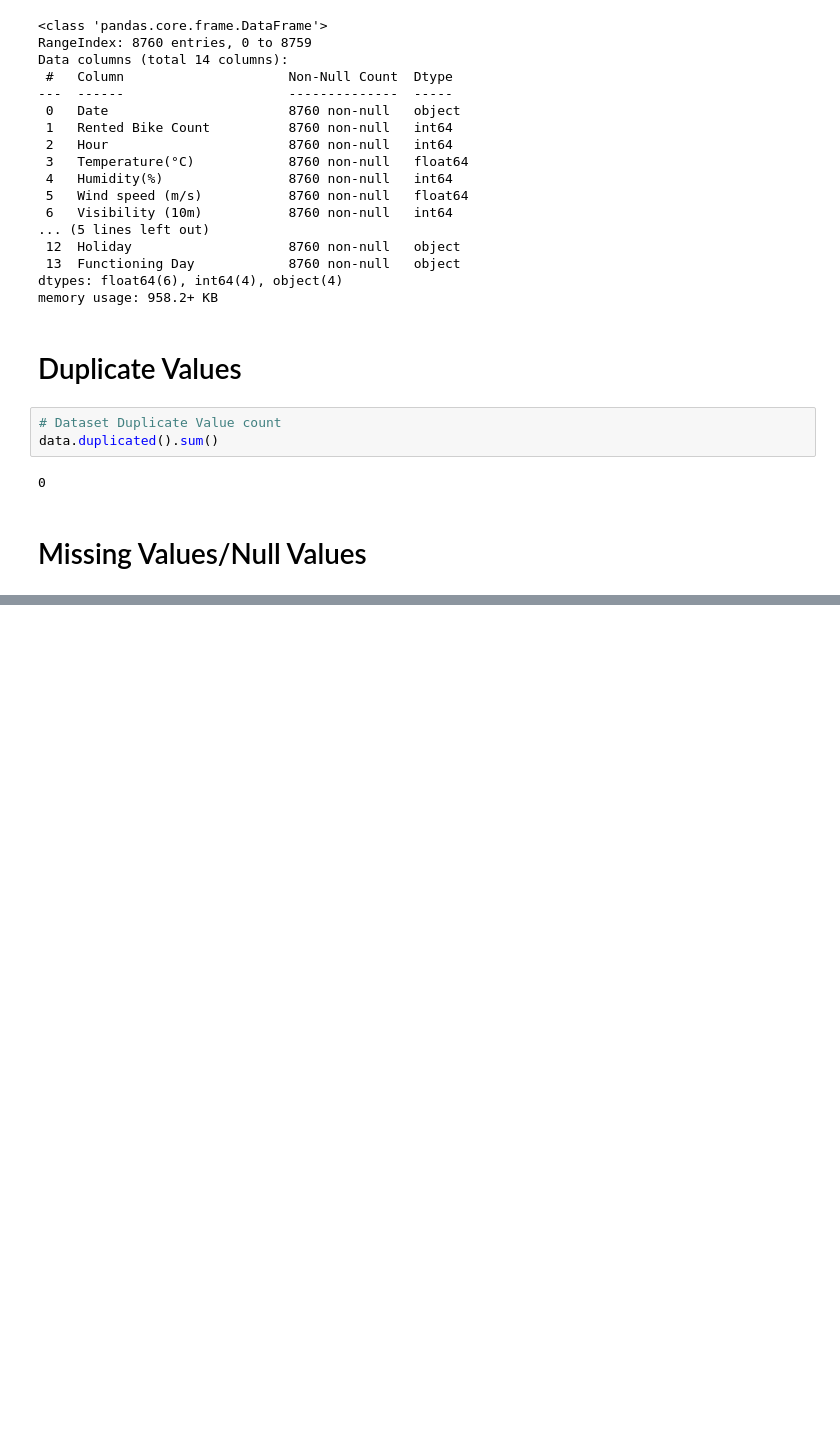
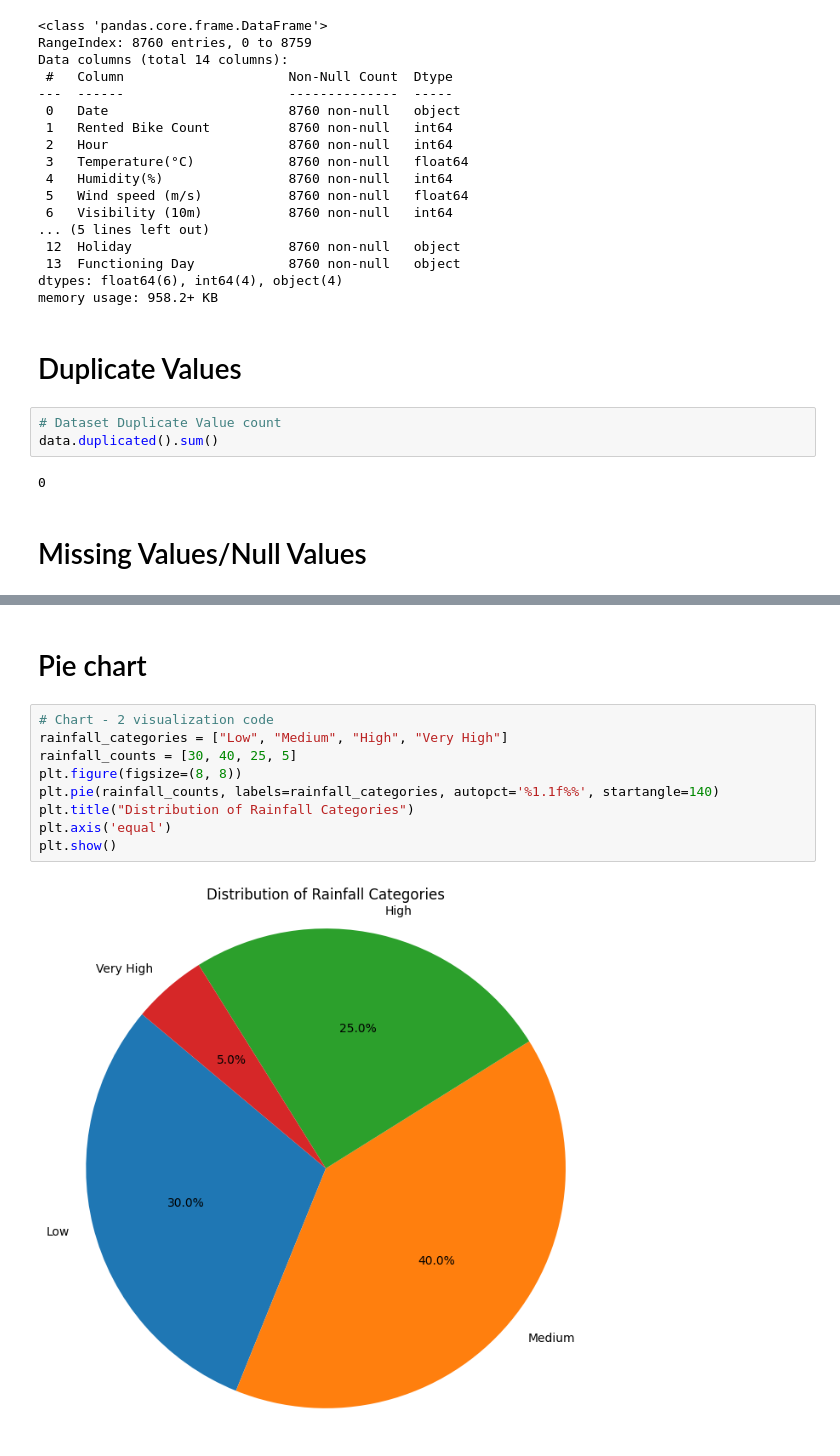
Before and after one commit to AnilUpad/Anil_meachine-learning_bike-share, a Jupyter notebook: Anil_meachine_learning_bike_share_sharing.ipynb, the cells around one changed output, grey strips where cells are left out. Saved outputs shown, nothing was run; the diff lists cells and outputs as text; blank space fills up the shorter version.

```diff
--- a/Anil_meachine_learning_bike_share_sharing.ipynb
+++ b/Anil_meachine_learning_bike_share_sharing.ipynb
@@ -125,0 +364,13 @@ data.duplicated().sum()
+# %% [markdown]
+# Pie chart
+# %%
+# Chart - 2 visualization code
+rainfall_categories = ["Low", "Medium", "High", "Very High"]
+rainfall_counts = [30, 40, 25, 5]
+plt.figure(figsize=(8, 8))
+plt.pie(rainfall_counts, labels=rainfall_categories, autopct='%1.1f%%', startangle=140)
+plt.title("Distribution of Rainfall Categories")
+plt.axis('equal')
+plt.show()
+# %% [output]
+[figure, added]
```
Also changed, not shown: parts of 44 cells of this notebook.
